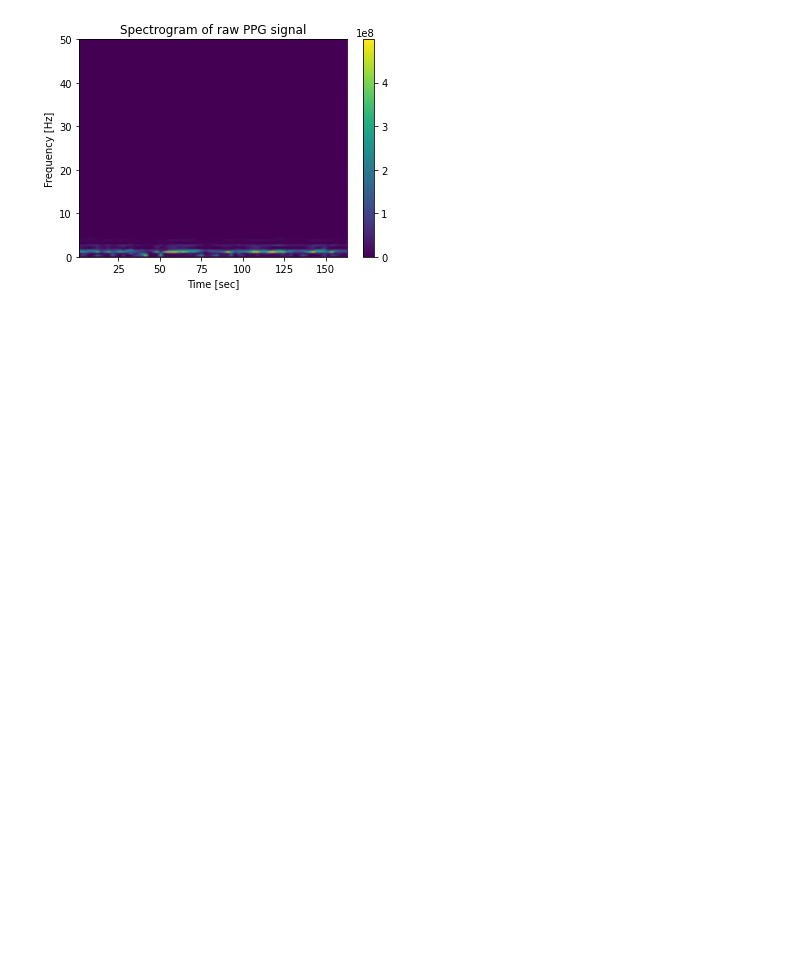
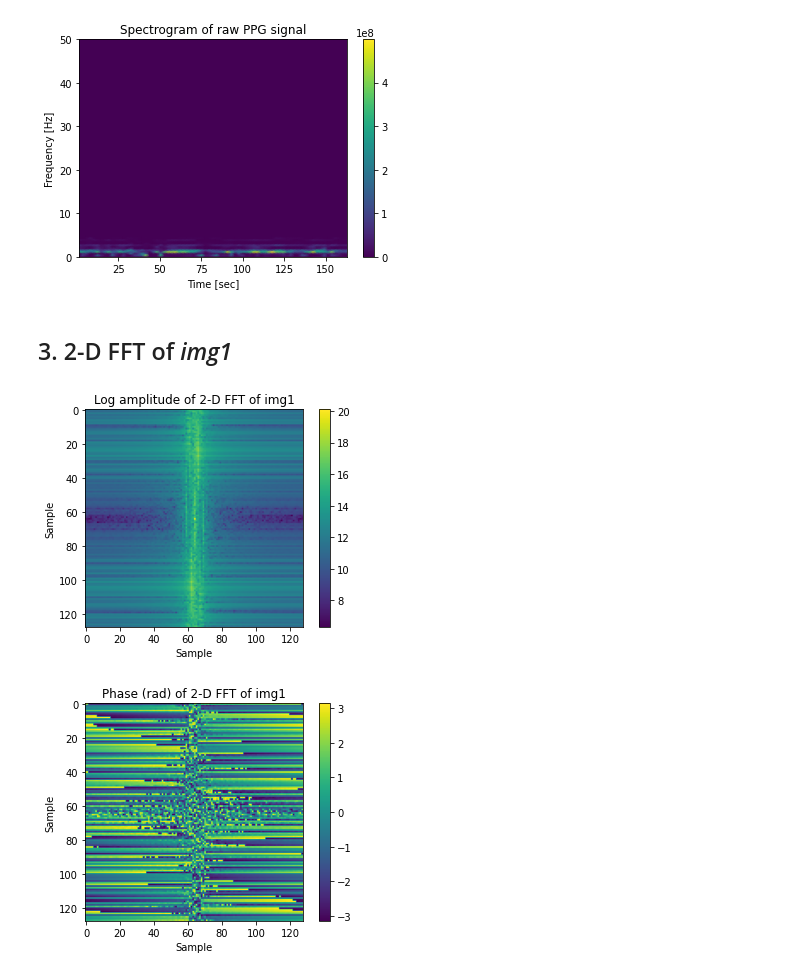
Before and after one commit to sky-sailor/fyp2021-jw5920, a Jupyter notebook: examples/ppg_sqi/ppg2image.ipynb, the cells around one changed output. Cells and saved outputs as stored; diff of their text form; code cells hidden in the pictures; blank space fills up the shorter version.

```diff
--- a/examples/ppg_sqi/ppg2image.ipynb
+++ b/examples/ppg_sqi/ppg2image.ipynb
@@ -39,14 +39,18 @@ ppg_data = PPG_reader(os.path.join(filepath, filename),
                       timestamp_idx=['TIMESTAMP_MS'],
                       info_idx=['SPO2_PCT', 'PULSE_BPM', 'PERFUSION_INDEX'],
                       timestamp_unit='ms', sampling_rate=sampling_rate, start_datetime=None)
+
 raw_signal = np.copy(
     ppg_data.signals.T[trim_amount * sampling_rate:-trim_amount * sampling_rate].T)  # save the raw signal
+
+# a window from the raw signal of length 16384 = 128 * 128
+window = raw_signal[0, 0:width*height]
 # %% [markdown]
 ## 1. Directly convert the raw signal into an image *img1*
 # %%
 ppg_len = raw_signal.shape[1]
-img1 = np.reshape(raw_signal[0, 0:width*height], (height, width))
-imgplot = plt.imshow(img1)
+img1 = np.reshape(window, (height, width))
+plt.imshow(img1)
 plt.title('Image of raw PPG signal')
 plt.xlabel('Sample')
 plt.ylabel('Sample')
@@ -67,3 +73,27 @@ plt.colorbar()
 plt.show()
 # %% [output]
 [figure]
+# %% [markdown]
+## 3. 2-D FFT of *img1*
+# %%
+img1fft = np.fft.fft2(img1)
+# Shift the zero-frequency component to the center of the spectrum.
+img3 = np.fft.fftshift(img1fft)
+plt.figure()
+plt.imshow(np.log(abs(img3)))
+plt.title('Log amplitude of 2-D FFT of img1')
+plt.xlabel('Sample')
+plt.ylabel('Sample')
+plt.colorbar()
+plt.show()
+
+plt.figure()
+plt.imshow(np.angle(img3))
+plt.title('Phase (rad) of 2-D FFT of img1')
+plt.xlabel('Sample')
+plt.ylabel('Sample')
+plt.colorbar()
+plt.show()
+# %% [output]
+[figure, added]
+[figure, added]
```
Also changed, not shown: parts of 5 cells of this notebook.
